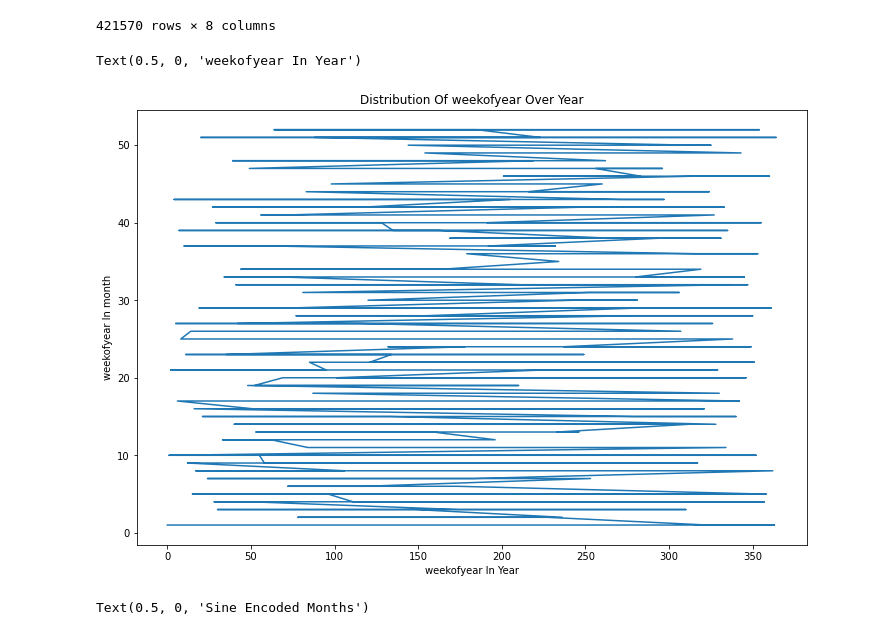
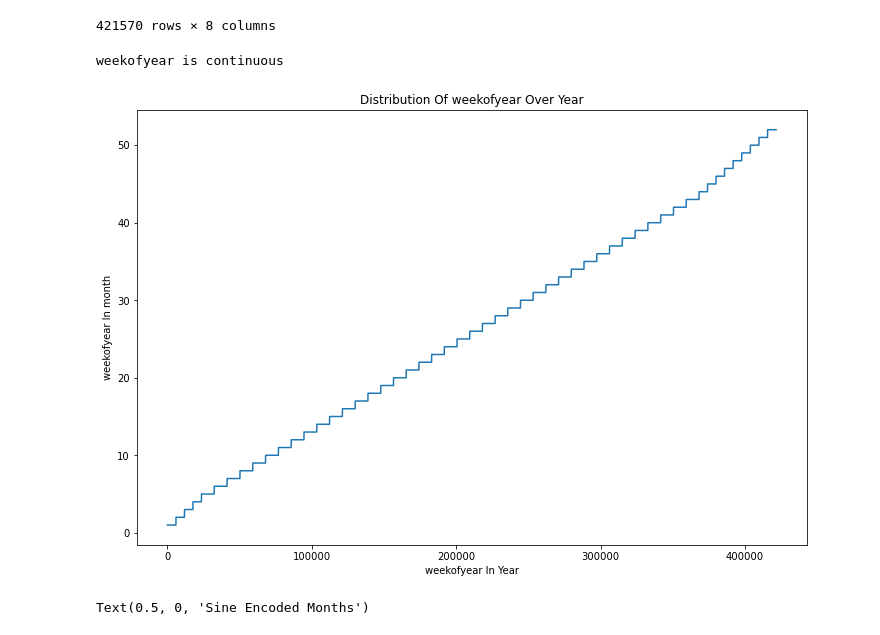
Before and after one commit to tmxkqotnl/project_mini_machine_learning_team_two, a Jupyter notebook: main.ipynb, the cells around one changed output. Drawn from its saved outputs; the diff is of its cells as text; code cells hidden in the pictures.

Commit message:
fix, add EDA(IsHoliday, Date, Type)

```diff
--- a/main.ipynb
+++ b/main.ipynb
@@ -150,9 +182,7 @@ unique value of month : [ 1  2  3  4  5  6  7  8  9 10 11 12]
 unique value of day : [ 1  2  3  4  5  6  7  8  9 10 11 12 13 14 15 16 17 18 19 20 21 22 23 24
  25 26 27 28 29 30 31]
 # %%
-# visualization
-
-df_date = pd.concat([to_date.dt.year,to_date.dt.month,to_date.dt.day,to_date.dt.weekofyear],axis=1,ignore_index=True)
+df_date = pd.concat([to_date.dt.year,to_date.dt.month,to_date.dt.day,to_date.dt.isocalendar().week],axis=1,ignore_index=True)
 df_date.columns = ['year','month','day','weekofyear']
 df_date
 # %% [output]
@@ -194,16 +224,22 @@ data_sin_cos
 | 421569 | 2011 | 10 | 14 | 41 | -0.866025 | 5.000000e-01 | 0.299363 | -0.954139 |
 421570 rows × 8 columns
 # %%
-subset = data_sin_cos[:365] # over 365, roughly
+subset = data_sin_cos.copy() # over all data
 
-m_d = subset['weekofyear'].sort_values().plot(figsize=(12,8),kind='line')
+m_d = subset['weekofyear'].sort_values(ignore_index=True).plot(figsize=(12,8),kind='line')
 
+m_d.
 m_d.set_title("Distribution Of weekofyear Over Year")
 m_d.set_ylabel("weekofyear In month")
 m_d.set_xlabel("weekofyear In Year")
+
+def is_continuous(lst):
+    return any((pred+1 != nxt and pred!= nxt) for pred,nxt in zip(lst,lst[1:]))
+
+print('False' if is_continuous(subset['weekofyear'].sort_values(ignore_index=True).tolist()) else 'weekofyear is continuous')
 # %% [output]
-Text(0.5, 0, 'weekofyear In Year')
+weekofyear is continuous
-[figure, old version]
+[figure, new version]
 # %%
 c_m = sns.scatterplot(x="month_sin",y="month_cos",data=data_sin_cos)
 
```
Also changed, not shown: parts of 12 cells of this notebook.
